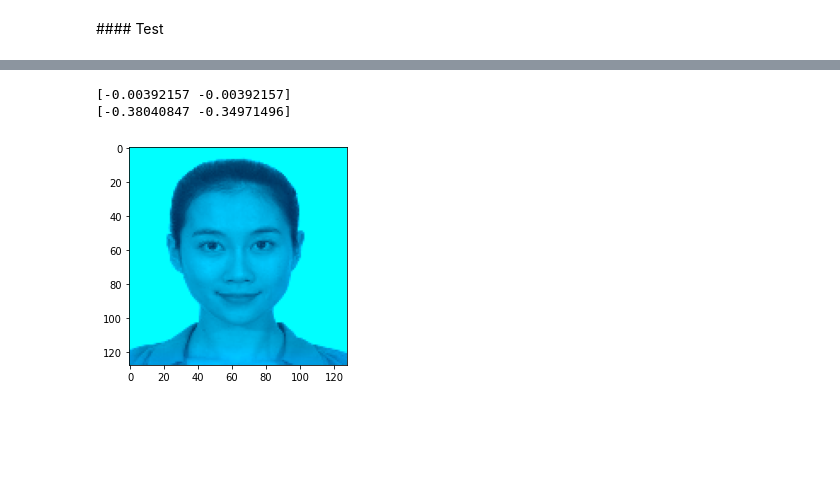
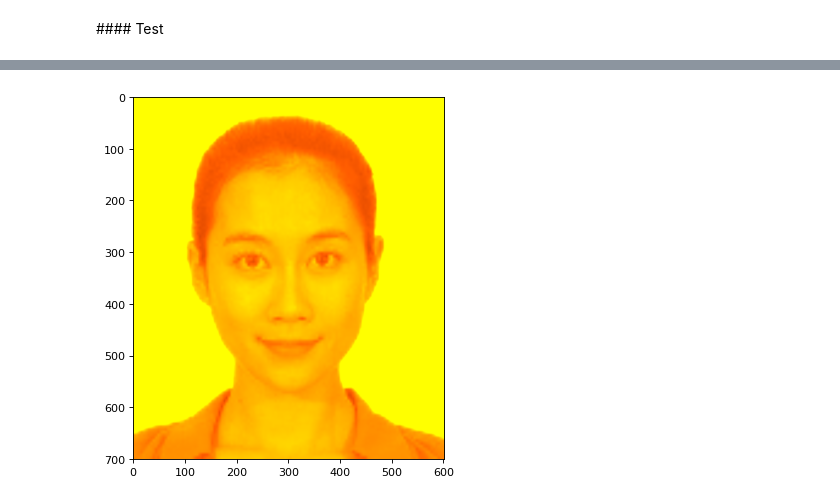
Before and after one commit to IA2021UR/trabajo-ia-en-la-comunidad-de-la-rioja-equipo-4, a Jupyter notebook: comparacion_modelos.ipynb, the cells around one changed output, grey strips where cells are left out. Cells and saved outputs as stored; diff of their text form; code cells hidden in the pictures; blank space fills up the shorter version.

```diff
--- a/comparacion_modelos.ipynb
+++ b/comparacion_modelos.ipynb
@@ -651,13 +661,13 @@ with tf.device("/gpu:0"):
 generator_conv = build_conv()
 
 opt = tf.keras.optimizers.RMSprop(
-    learning_rate=0.01,
+    learning_rate=0.0001,
     name="RMSprop"
 )
 
 generator_conv.compile(optimizer=opt,loss='mse', metrics=['accuracy'])
 # %%
-file_paths = glob('./*/*.*g')[10:450]
+file_paths = glob('./*/*.*g')[100:202]
 random.shuffle(file_paths)
 
 batch_size = 16
@@ -707,23 +681,35 @@ plt.show()
-# %%
-# Get images
-file_paths = glob('./*/*.jpg')
-
-image = np.array(load_image(file_paths[200])).astype('float32')
-
-orig = image.copy()
-
-l = image_to_lab_l_norm(image.copy())
-#ab = image_to_lab_ab_norm(image.copy())
-
-print(image_to_lab_ab_norm(image.copy())[0][0])
-ab = generator_conv.predict(np.array([l]))
-print(ab[0][0][0])
-
-image = image_l_ab_to_rgb(l, ab[0])
-
-plt.imshow(image)
-plt.show()
-# %% [output]
-[-0.00392157 -0.00392157]
-[-0.38040847 -0.34971496]
-[figure, removed]
+# %%
+def show_test_image_nogan_lab(image, model):
+  image_orig = cv2.imread(image)
+  image = np.array(image_orig, dtype=float)
+
+  # Import map images into the lab colorspace
+  image = cv2.resize(image, (128, 128))
+  X =  np.array(color.rgb2lab(1.0/255*image)[:,:,0])
+  Y =  np.array(color.rgb2lab(1.0/255*image)[:,:,1:])
+  Y = Y / 128
+  X = X.reshape(1, 128, 128, 1)
+  Y = Y.reshape(1, 128, 128, 2)
+
+  # Output colorizations
+  output = model.predict(X)
+  output = output * 128
+  canvas = np.zeros((128, 128, 3))
+  canvas[:,:,0] = X[0][:,:,0]
+  canvas[:,:,1:] = output[0]
+
+  canvas = cv2.resize(canvas, (image_orig.shape[1], image_orig.shape[0]))
+
+  img = color.lab2rgb(canvas)
+
+  imgbrg = img.copy()
+  imgbrg[:,:,0] = img[:,:,2]
+  imgbrg[:,:,1] = img[:,:,1]
+  imgbrg[:,:,2] = img[:,:,0]
+
+  from matplotlib.pyplot import figure
+
+  figure(figsize=(6, 6), dpi=80)
+
+  plt.imshow(imgbrg)
+  plt.show()
@@ -729,0 +724,6 @@ plt.show()
+# %%
+# Get images
+file_paths = glob('./*/*.jpg')
+show_test_image_nogan_lab(file_paths[200], generator_conv)
+# %% [output]
+[figure, added]
```
Also changed, not shown: parts of 6 cells of this notebook.
